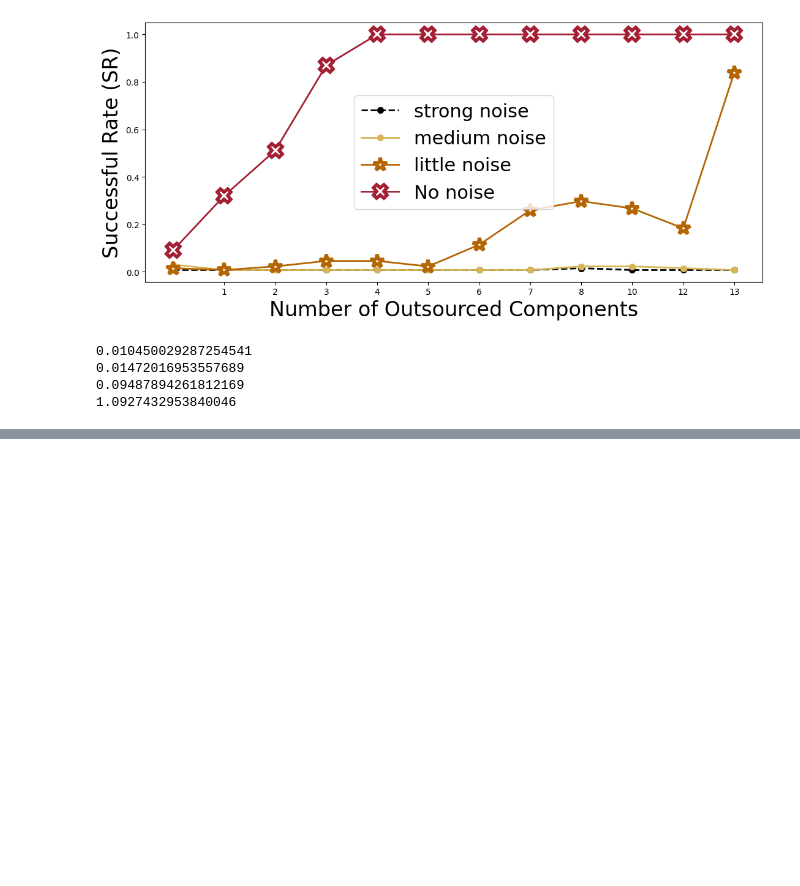
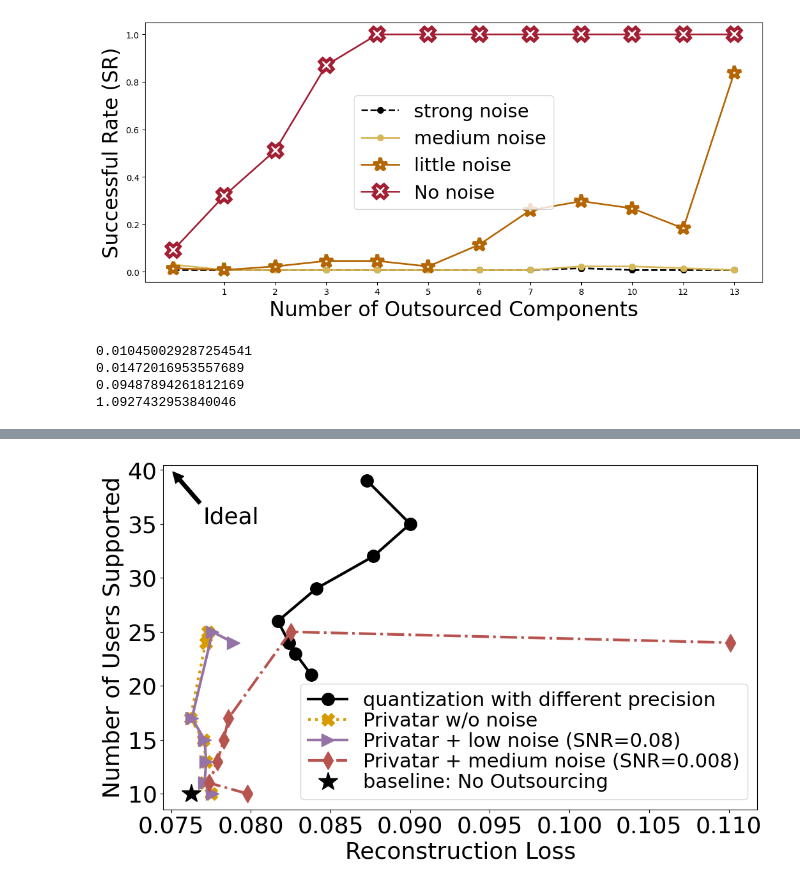
Before and after one commit to georgia-tech-synergy-lab/Privatar, a Jupyter notebook: custom_scripts/figure_drawer/results_fig.ipynb, the cells around one changed output, grey strips where cells are left out. Cells and saved outputs as stored; diff of their text form; code cells hidden in the pictures; blank space fills up the shorter version.

```diff
--- a/custom_scripts/figure_drawer/results_fig.ipynb
+++ b/custom_scripts/figure_drawer/results_fig.ipynb
@@ -853,0 +922,55 @@ print(((0.1101 + 0.0820 + 0.0865 + 0.0929 + 0.1126 + 0.1466 + 0.4867)/7 - 0.0762
+# %%
+import matplotlib.pyplot as plt
+import numpy as np
+import random
+# Example data for accuracy and latency tradeoff curve
+num_user_support_quant = np.array([39, 35, 32, 29, 26, 24, 23, 21])
+accuracy_quant = np.array([0.0873, 0.0900, 0.0877, 0.0841, 0.0817, 0.0824, 0.0828, 0.0838])
+
+# num_user_support_sparsity = np.array([43, 48, 55, 64, 77, 96, 128, 192])
+# accuracy_sparsity = np.array([0.2875502189, 0.4865457938, 0.4537218351, 0.445069045, 0.4273689234, 0.4056278883, 0.4089239411, 0.404009874])
+
+num_user_support_hp = np.array([10, 11, 13, 15, 17, 25, 24])
+accuracy_hp_no_noise = np.array([ 0.0775, 0.0771, 0.0772, 0.077, 0.0762, 0.0773, 0.0772])
+# low noise (SNR=0.008)
+num_user_support_hp_low_noise = np.array([10, 11, 13, 15, 17, 25, 24])
+accuracy_hp_low_noise = np.array([0.0776, 0.0771, 0.0772, 0.0771, 0.0763, 0.0776, 0.0789])
+# medium noise (SNR=0.008)
+num_user_support_med_noise = np.array([10, 11, 13, 15, 17, 25, 24])
+accuracy_hp_med_noise = np.array([0.0798, 0.0774, 0.0779, 0.0783, 0.0786, 0.0825, 0.1101])
+# strong noise (SNR=0.001)
+num_user_support_hp_strong_noise = np.array([10, 11, 13, 15, 17, 25, 24])
+accuracy_hp_strong_noise = np.array([0.1101, 0.082, 0.0865, 0.0929, 0.1126, 0.1466, 0.4867])
+
+
+fig = plt.figure(figsize=[12,7])
+ax = plt.subplot(111)
+SMALL_SIZE = 22
+MEDIUM_SIZE = 24
+BIGGER_SIZE = 26
+shape_list = ["o", "*", "X", "p", ">", "d", "s", "H", "<"]
+legend_list = ["A", "B", "C", "D", "E", "F", "G", "H"]
+color_list = ["#B46504", "#23445D", "#D79B00", "#D6B656", "#9673A6", "#B85450", "#6C8EBF", "#82B366"]
+
+plt_handler = []
+plt_handler.append(plt.plot(accuracy_quant, num_user_support_quant,  marker=shape_list[0], linestyle='-', color='k', linewidth=3, markersize=14, label='quantization')[0])
+plt_handler.append(plt.plot(accuracy_hp_no_noise, num_user_support_hp,  marker=shape_list[2], linestyle=':', color=color_list[2], linewidth=3, markersize=14, label='HP')[0])
+plt_handler.append(plt.plot(accuracy_hp_low_noise, num_user_support_hp_low_noise,  marker=shape_list[4], linestyle='solid', color=color_list[4], linewidth=3, markersize=14, label='HP + noise (SNR=0.08)')[0])
+plt_handler.append(plt.plot(accuracy_hp_med_noise, num_user_support_med_noise,  marker=shape_list[5], linestyle='-.', color=color_list[5], linewidth=3, markersize=14, label='"HP + noise (SNR=0.008)')[0])
+plt_handler.append(plt.plot(0.0762771868774668, 10,  marker=shape_list[1], linestyle='-.', color='k', linewidth=0, markersize=22, label='Baseline')[0])
+
+plt.legend(plt_handler, [r"quantization with different precision",  r"Privatar w/o noise", r"Privatar + low noise (SNR=0.08)", r"Privatar + medium noise (SNR=0.008)", r"baseline: No Outsourcing"], loc='lower right', ncol=1, fontsize=SMALL_SIZE, labelspacing=0.1)
+
+plt.ylabel('Number of Users Supported')
+plt.xlabel('Reconstruction Loss')
+plt.rc('font', size=BIGGER_SIZE)          # controls default text sizes
+plt.rc('axes', titlesize=BIGGER_SIZE)     # fontsize of the axes title
+plt.rc('axes', labelsize=BIGGER_SIZE)    # fontsize of the x and y labels
+plt.rc('xtick', labelsize=BIGGER_SIZE)    # fontsize of the tick labels
+plt.rc('ytick', labelsize=BIGGER_SIZE)    # fontsize of the tick labels
+plt.rc('legend', fontsize=SMALL_SIZE)    # legend fontsize
+ax.annotate('Ideal', xy=(0.075, 40), xytext=(0.077, 35), arrowprops=dict(facecolor='black', shrink=0.05))
+plt.savefig('lat_acc_tradeoff_all_quest3.pdf', bbox_inches="tight", transparent=True)
+plt.show()
+# %% [output]
+[figure, added]
```
Also changed, not shown: parts of 2 cells of this notebook.
